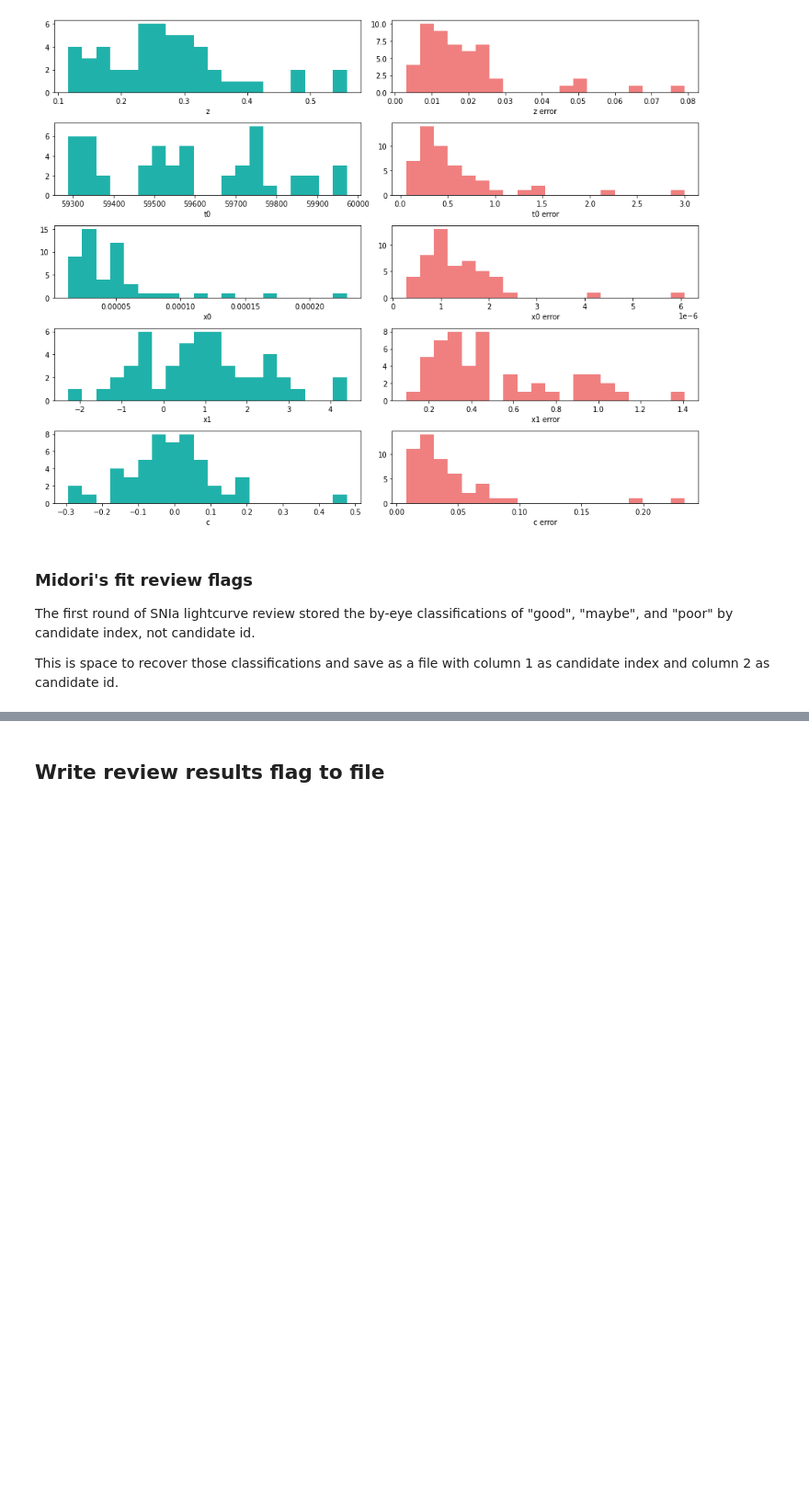
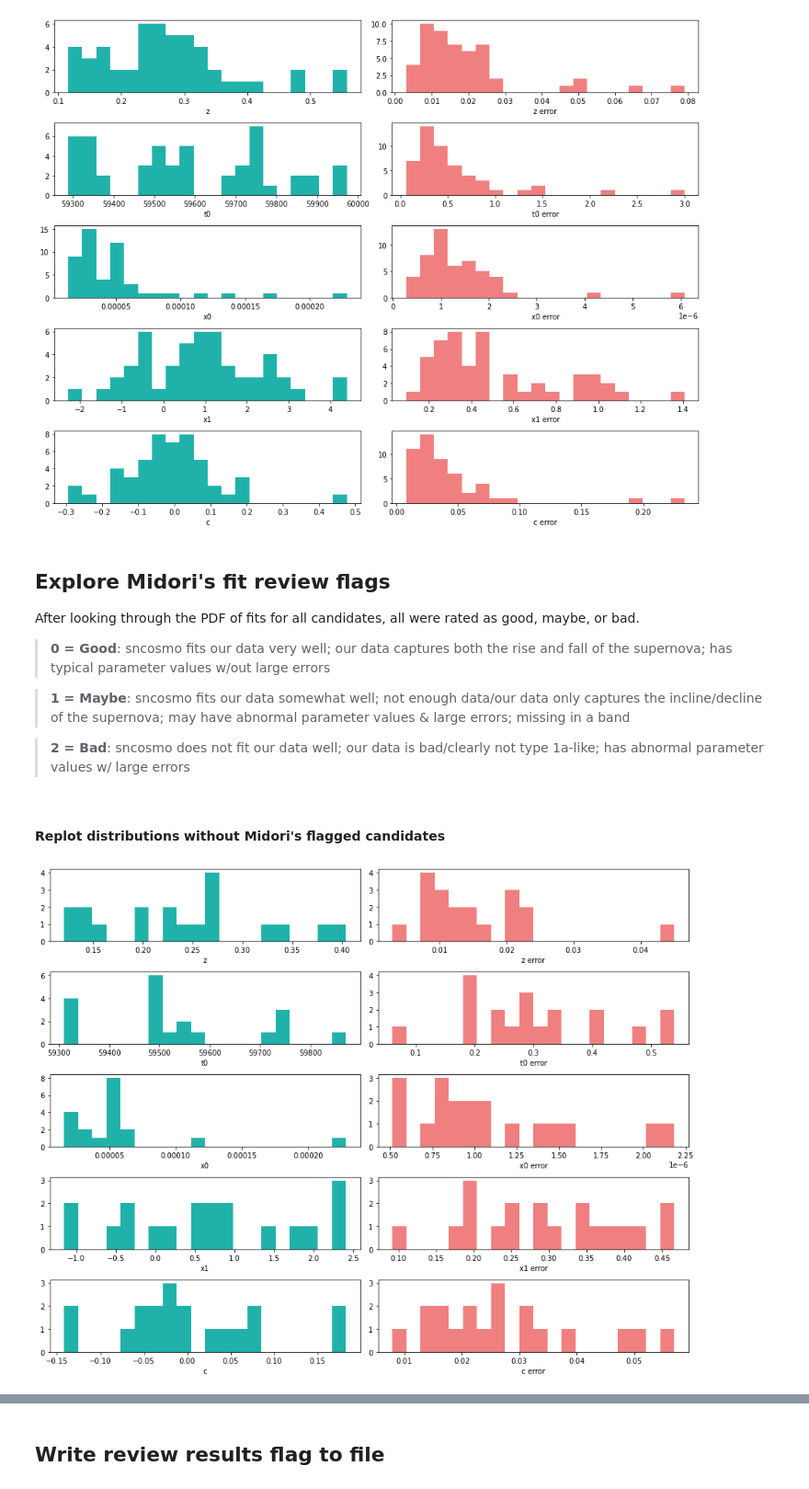
Before and after one commit to MelissaGraham/decam_ddf_tools, a Jupyter notebook: transients_science/SNIa/3_review_potential_snia_sncosmo.ipynb, the cells around one changed output, grey strips where cells are left out. Shown at 92% size. Cells and saved outputs as stored; diff of their text form; code cells hidden in the pictures; blank space fills up the shorter version.

```diff
--- a/transients_science/SNIa/3_review_potential_snia_sncosmo.ipynb
+++ b/transients_science/SNIa/3_review_potential_snia_sncosmo.ipynb
@@ -329,10 +282,59 @@ fig.show()
 # %% [output]
 [figure]
 # %% [markdown]
-### Midori's fit review flags
+## Explore Midori's fit review flags
 
-The first round of SNIa lightcurve review stored the by-eye classifications of "good", "maybe", and "poor" by candidate index, not candidate id.
+After looking through the PDF of fits for all candidates, all were rated as good, maybe, or bad.
 
-This is space to recover those classifications and save as a file with column 1 as candidate index and column 2 as candidate id.
+> **0 = Good**: sncosmo fits our data very well; our data captures both the rise
+and fall of the supernova; has typical parameter values w/out large errors
+
+> **1 = Maybe**: sncosmo fits our data somewhat well; not enough data/our data only
+captures the incline/decline of the supernova; may have abnormal parameter values & large errors; missing in a band
+
+> **2 = Bad**: sncosmo does not fit our data well; our data is bad/clearly not
+type 1a-like; has abnormal parameter values w/ large errors
+# %%
+fnm = 'all_fit_snia_files/MR_review_ratings.txt'
+mr_rating_candid = np.loadtxt(fnm, dtype='str', usecols=(0))
+mr_rating_flag   = np.loadtxt(fnm, dtype='int', usecols=(1))
 # %%
 fit_flagMR = np.zeros(len(fit_flag), dtype='int')
+
+for c, cand in enumerate(fit_cand):
+    cx = np.where(cand == mr_rating_candid)[0]
+    if len(cx) == 1:
+        fit_flagMR[c] = mr_rating_flag[cx[0]]
+    elif len(cx) != 1:
+        print('Add to MR_review_ratings.txt: ', cand)
+# %% [markdown]
+#### Replot distributions without Midori's flagged candidates
+# %%
+tx = np.where(fit_flagMR == 0)[0]
+
+fig, ax = plt.subplots(5, 2)
+fig.set_size_inches(13, 10)
+ax[0,0].hist(fit_z[tx], bins=20, density=False, histtype='stepfilled', color='lightseagreen')
+ax[0,0].set_xlabel('z')
+ax[0,1].hist(fit_ze[tx], bins=20, density=False, histtype='stepfilled', color='lightcoral')
+ax[0,1].set_xlabel('z error')
+ax[1,0].hist(fit_t0[tx], bins=20, density=False, histtype='stepfilled', color='lightseagreen')
+ax[1,0].set_xlabel('t0')
+ax[1,1].hist(fit_t0e[tx], bins=20, density=False, histtype='stepfilled', color='lightcoral')
+ax[1,1].set_xlabel('t0 error')
+ax[2,0].hist(fit_x0[tx], bins=20, density=False, histtype='stepfilled', color='lightseagreen')
+ax[2,0].set_xlabel('x0')
+ax[2,1].hist(fit_x0e[tx], bins=20, density=False, histtype='stepfilled', color='lightcoral')
+ax[2,1].set_xlabel('x0 error')
+ax[3,0].hist(fit_x1[tx], bins=20, density=False, histtype='stepfilled', color='lightseagreen')
+ax[3,0].set_xlabel('x1')
+ax[3,1].hist(fit_x1e[tx], bins=20, density=False, histtype='stepfilled', color='lightcoral')
+ax[3,1].set_xlabel('x1 error')
+ax[4,0].hist(fit_c[tx], bins=20, density=False, histtype='stepfilled', color='lightseagreen')
+ax[4,0].set_xlabel('c')
+ax[4,1].hist(fit_ce[tx], bins=20, density=False, histtype='stepfilled', color='lightcoral')
+ax[4,1].set_xlabel('c error')
+fig.tight_layout()
+fig.show()
+# %% [output]
+[figure, added]
```
Also changed, not shown: parts of 19 cells of this notebook, 5 other files.
